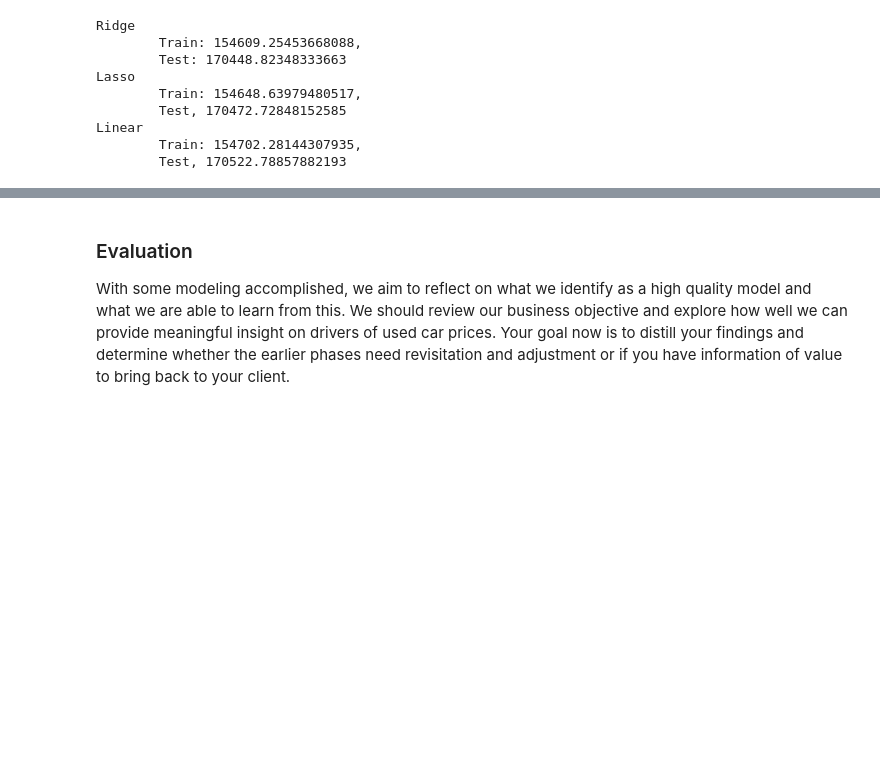
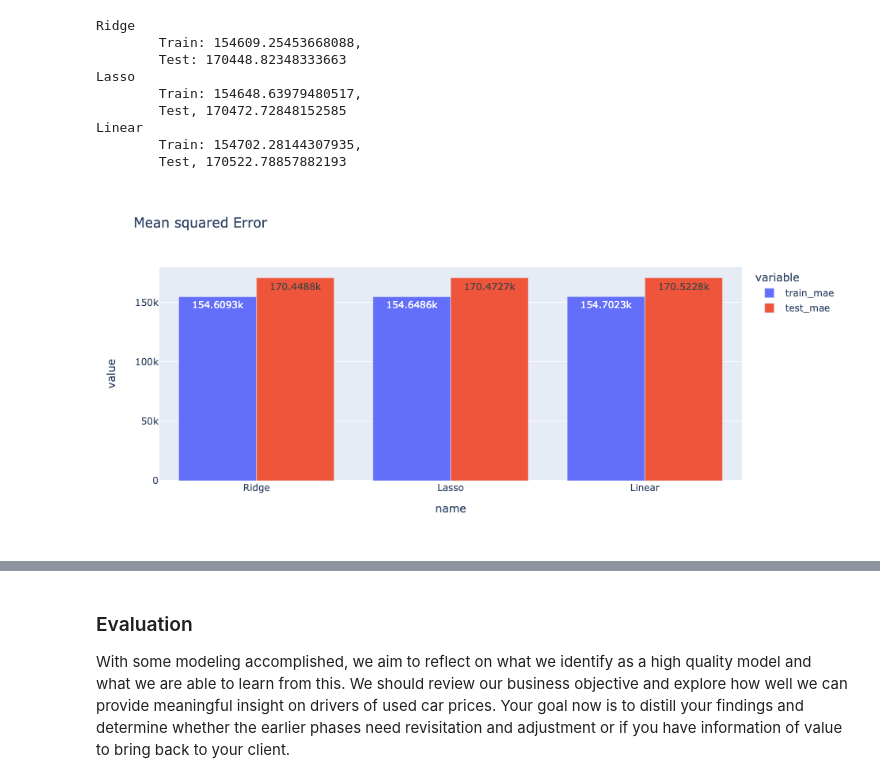
Before and after one commit to jiotiG/ML-AI-Model-Car-price, a Jupyter notebook: model_car_data.ipynb, the cells around one changed output, grey strips where cells are left out. Cells and saved outputs as stored; diff of their text form; code cells hidden in the pictures; blank space fills up the shorter version.

```diff
--- a/model_car_data.ipynb
+++ b/model_car_data.ipynb
@@ -777,3 +734,14 @@ Lasso
 Linear
         Train: 154702.28144307935,
         Test, 170522.78857882193
+# %%
+fig = px.bar(df_results, x=df_results['name'], y=[df_results['train_mae'],
+                                            df_results['test_mae']],
+       text_auto=True, barmode='group',
+       width=950,
+       height=450,
+       title="Mean squared Error"
+      )
+fig.show("png")
+# %% [output]
+[figure, added]
```
Also changed, not shown: parts of 8 cells of this notebook.
